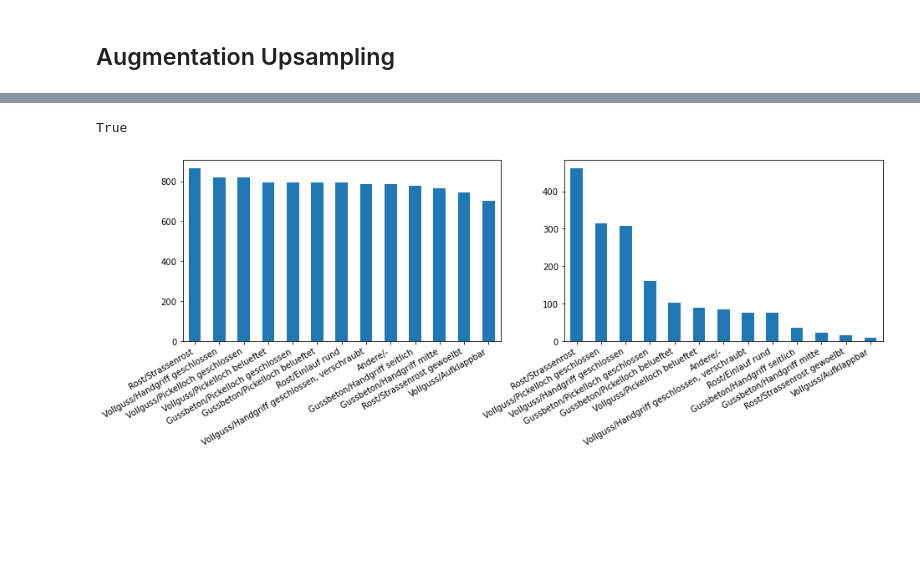
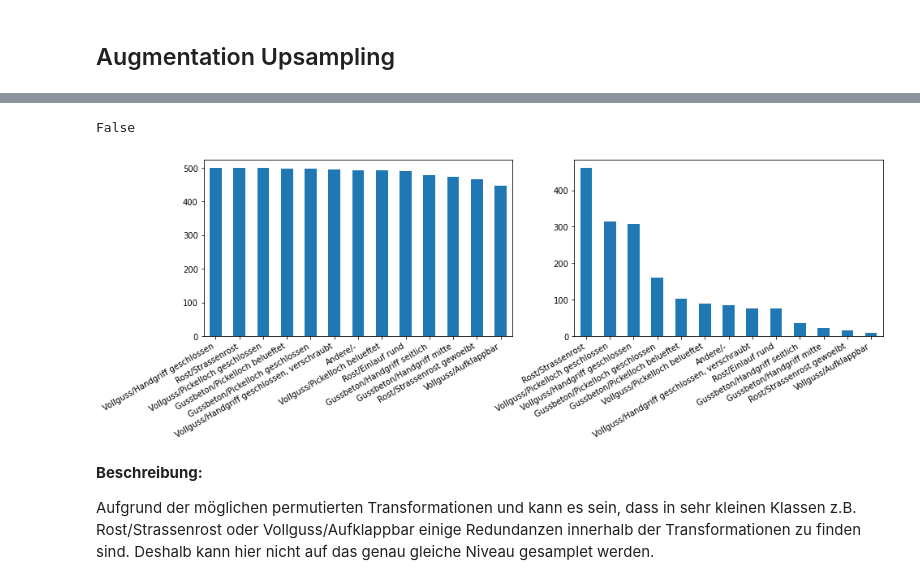
Before and after one commit to FiratSaritas/manhole-cover-classification, a Jupyter notebook: eda/upsample_augmentation.ipynb, the cells around one changed output, grey strips where cells are left out. Drawn from its saved outputs; the diff is of its cells as text; code cells hidden in the pictures; blank space fills up the shorter version.

```diff
--- a/eda/upsample_augmentation.ipynb
+++ b/eda/upsample_augmentation.ipynb
@@ -69,2 +79,0 @@ transformation_df = pd.DataFrame(data={'image': [],
-# %%
-max_count = 800
@@ -71,15 +82,25 @@ max_count = 800
 # %%
-for ctype in tqdm(train['concatenated_type'].unique()):
-    image_id = train.loc[train['concatenated_type'] == ctype, 'image'].to_numpy()
-    upsample_diff = max_count # - train[train['concatenated_type'] == ctype].shape[0]
+augment_combos = augment_pairs_combination(augmentations, 3)
+augment_combos = ['_'.join(combo) for combo in augment_combos]
 
-    sample_idx = np.random.choice(image_id, size=upsample_diff, replace=True)
+for ctype in tqdm(train['label'].unique()):
+    image_ids = train.loc[train['label'] == ctype, 'image'].to_numpy()
+    print(ctype, '--', upsample_diff)
 
-    random_transforms = []
-    for i in range(upsample_diff):
-        _ = rand_augment._get_transformation()
-        random_transforms.append('_'.join(rand_augment.current_transforms))
-    tmp = pd.DataFrame.from_records(list(zip(sample_idx, random_transforms)),
-                                    columns=['image', 'transforms'])
+    # Get repeated index samples until size of upsample diff is reached
+    sample_idx = np.repeat(a=image_ids,
+                           repeats=(upsample_diff // image_ids.shape[0]) +1)[:upsample_diff]
+    sample_idx = np.random.permutation(sample_idx)
 
+
+    img_augmentations = np.repeat(a=img_augmentations,
+                                  repeats=(upsample_diff // image_ids.shape[0]) +1)
+    img_augmentations = np.random.permutation(augment_combos)[:upsample_diff]
+
+    # Get upsample combinations
+    img_augmentations = np.random.choice(augment_combos, size=upsample_diff, replace=True)
+
+    #np.array(list(zip(sample_idx, img_augmentations)))
+
+    tmp = pd.DataFrame({'image': sample_idx, 'transforms': img_augmentations})
     transformation_df = pd.concat([transformation_df, tmp], axis=0)
@@ -98,4 +139,4 @@ transformation_df.head(3)
 # %%
-tmp = pd.merge(left=transformation_df, right=train, how='right', left_on='image', right_on='image')
-tmp.shape
+tmp = pd.merge(left=transformation_df, right=train, how='left', left_on='image', right_on='image')
+tmp
 # %% [output]
@@ -160,23 +199,27 @@ tmp.loc[tmp['transforms'].isnull()]
 # %%
-tmp.loc[33, 'transforms'] == False
+tmp.loc[1, 'transforms'] == False
 # %% [output]
-True
+False
 # %%
-tmp = tmp.fillna(value=0)
+tmp = tmp.fillna(value='0')
 # %%
 plt.subplots(figsize=(15, 4))
 
 plt.subplot(1,2,1)
-tmp.drop_duplicates().loc[:,'concatenated_type'].value_counts().plot(kind='bar')
+tmp.drop_duplicates().loc[:,'label'].value_counts().plot(kind='bar')
 plt.xticks(rotation=30, ha='right')
 
 plt.subplot(1,2,2)
-train['concatenated_type'].value_counts().plot(kind='bar')
+train['label'].value_counts().plot(kind='bar')
 plt.xticks(rotation=30, ha='right')
 
 plt.show()
 # %% [output]
-[figure, old version]
+[figure, new version]
+# %% [markdown]
+**Beschreibung:**
+
+Aufgrund der möglichen permutierten Transformationen und kann es sein, dass in sehr kleinen Klassen z.B. Rost/Strassenrost oder Vollguss/Aufklappbar einige Redundanzen innerhalb der Transformationen zu finden sind. Deshalb kann hier nicht auf das genau gleiche Niveau gesamplet werden.
 # %%
 transformed_samples = []
 for _ in range(20):
```
Also changed, not shown: parts of 36 cells of this notebook.
